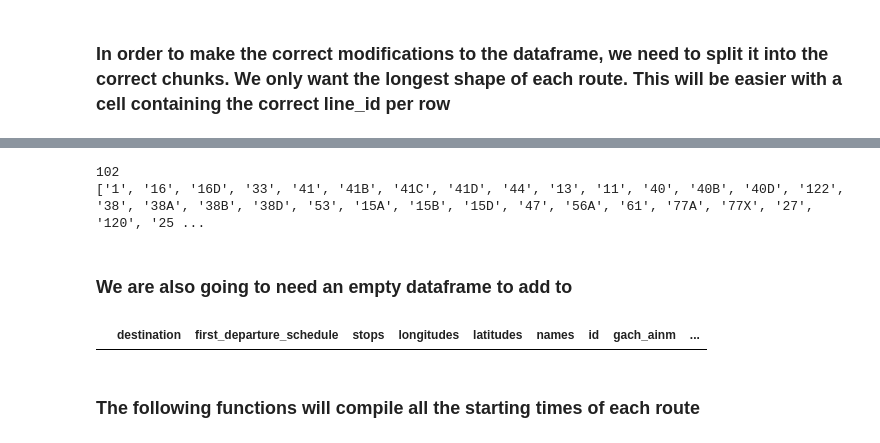
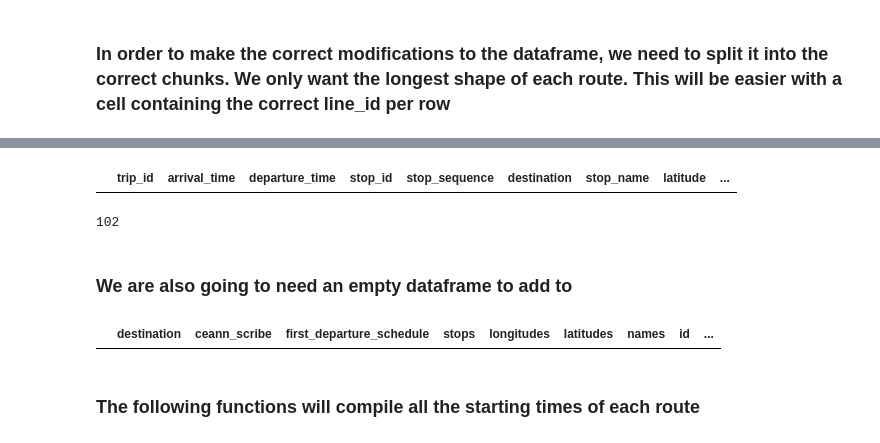
Before and after one commit to JasonBallantyne/BestBus, a Jupyter notebook: data_analytics/parsing_all_routes.ipynb, the cells around one changed output, grey strips where cells are left out. Drawn from its saved outputs; the diff is of its cells as text; code cells hidden in the pictures.

```diff
--- a/data_analytics/parsing_all_routes.ipynb
+++ b/data_analytics/parsing_all_routes.ipynb
@@ -163,21 +234,28 @@ merged_df
+# %%
+# removing null values where irish names not present.
+# replace with english names
+merged_df["ceann_scribe"].fillna(merged_df["destination"], inplace=True)
+merged_df["ainm"].fillna(merged_df["stop_name"], inplace=True)
+test = merged_df[merged_df["ceann_scribe"].isnull()]
+test
+# %% [output]
+|  | trip_id | arrival_time | departure_time | stop_id | stop_sequence | destination | stop_name | latitude | ... |
 # %%
 line_list = merged_df["line_id"].unique().tolist()
 print(len(line_list))
-print(line_list)
 # %% [output]
 102
-['1', '16', '16D', '33', '41', '41B', '41C', '41D', '44', '13', '11', '40', '40B', '40D', '122', '38', '38A', '38B', '38D', '53', '15A', '15B', '15D', '47', '56A', '61', '77A', '77X', '27', '120', '25 ...
 # %% [markdown]
 ### We are also going to need an empty dataframe to add to
 # %%
-col_names =  ['destination', 'first_departure_schedule',
+col_names =  ['destination', 'ceann_scribe', 'first_departure_schedule',
               'stops', 'longitudes', 'latitudes', 'names',
               'id', 'gach_ainm', 'line_id', 'direction']
 
 final_df  = pd.DataFrame(columns = col_names)
 final_df
 # %% [output]
-|  | destination | first_departure_schedule | stops | longitudes | latitudes | names | id | gach_ainm | ... |
+|  | destination | ceann_scribe | first_departure_schedule | stops | longitudes | latitudes | names | id | ... |
 # %% [markdown]
 ### The following functions will compile all the starting times of each route
 # %%
```
Also changed, not shown: parts of 24 cells of this notebook, 1 other file.
